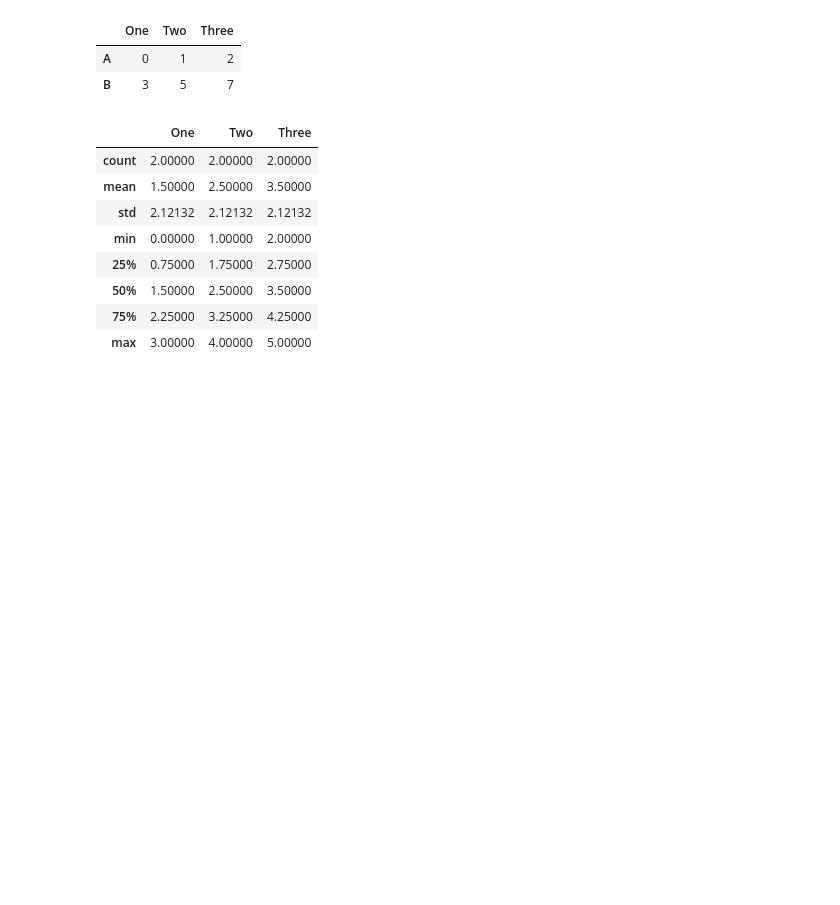
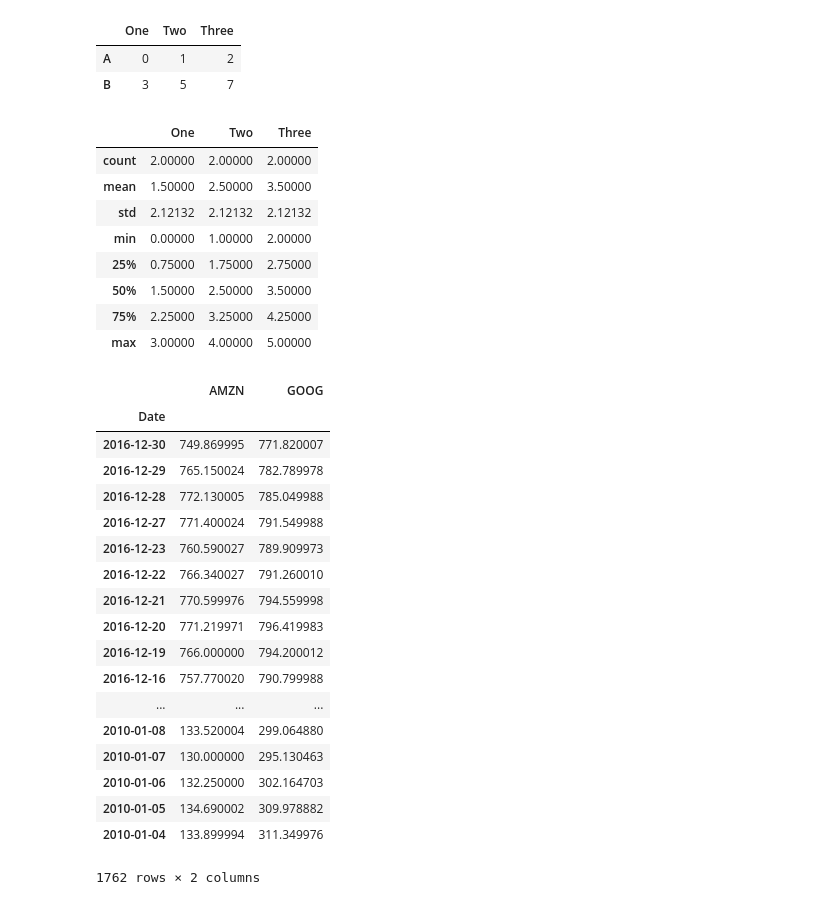
Before and after one commit to SabinoGs/DataAnalysisEducation, a Jupyter notebook: Statistics.ipynb, the cells around one changed output. Drawn from its saved outputs; the diff is of its cells as text; code cells hidden in the pictures; blank space fills up the shorter version.

```diff
--- a/Statistics.ipynb
+++ b/Statistics.ipynb
@@ -70,0 +97,23 @@ df.describe()
+# %%
+prices = stocks['Adj Close']
+prices
+# %% [output]
+|  | AMZN | GOOG |
+| Date |  |  |
+| 2016-12-30 | 749.869995 | 771.820007 |
+| 2016-12-29 | 765.150024 | 782.789978 |
+| 2016-12-28 | 772.130005 | 785.049988 |
+| 2016-12-27 | 771.400024 | 791.549988 |
+| 2016-12-23 | 760.590027 | 789.909973 |
+| 2016-12-22 | 766.340027 | 791.260010 |
+| 2016-12-21 | 770.599976 | 794.559998 |
+| 2016-12-20 | 771.219971 | 796.419983 |
+| 2016-12-19 | 766.000000 | 794.200012 |
+| 2016-12-16 | 757.770020 | 790.799988 |
+| ... | ... | ... |
+| 2010-01-08 | 133.520004 | 299.064880 |
+| 2010-01-07 | 130.000000 | 295.130463 |
+| 2010-01-06 | 132.250000 | 302.164703 |
+| 2010-01-05 | 134.690002 | 309.978882 |
+| 2010-01-04 | 133.899994 | 311.349976 |
+1762 rows × 2 columns
```
Also changed, not shown: parts of 13 cells of this notebook, 1 other file.
